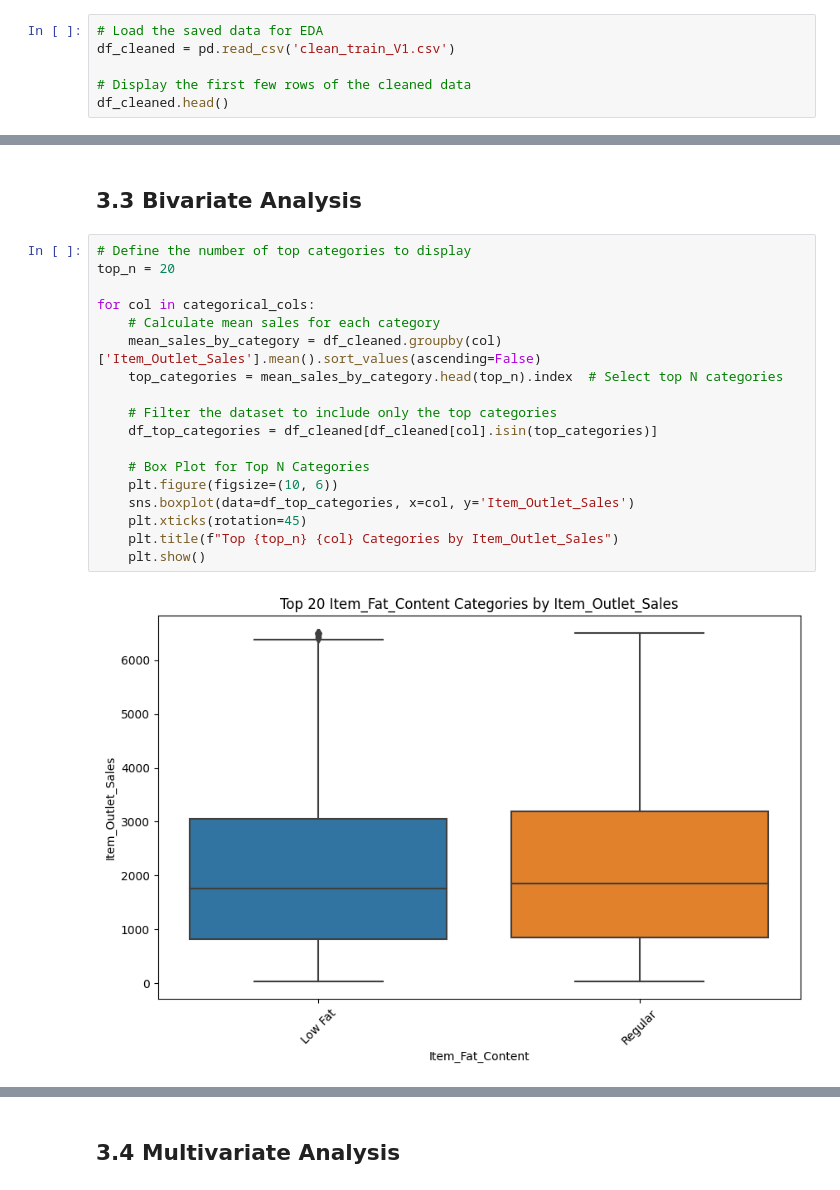
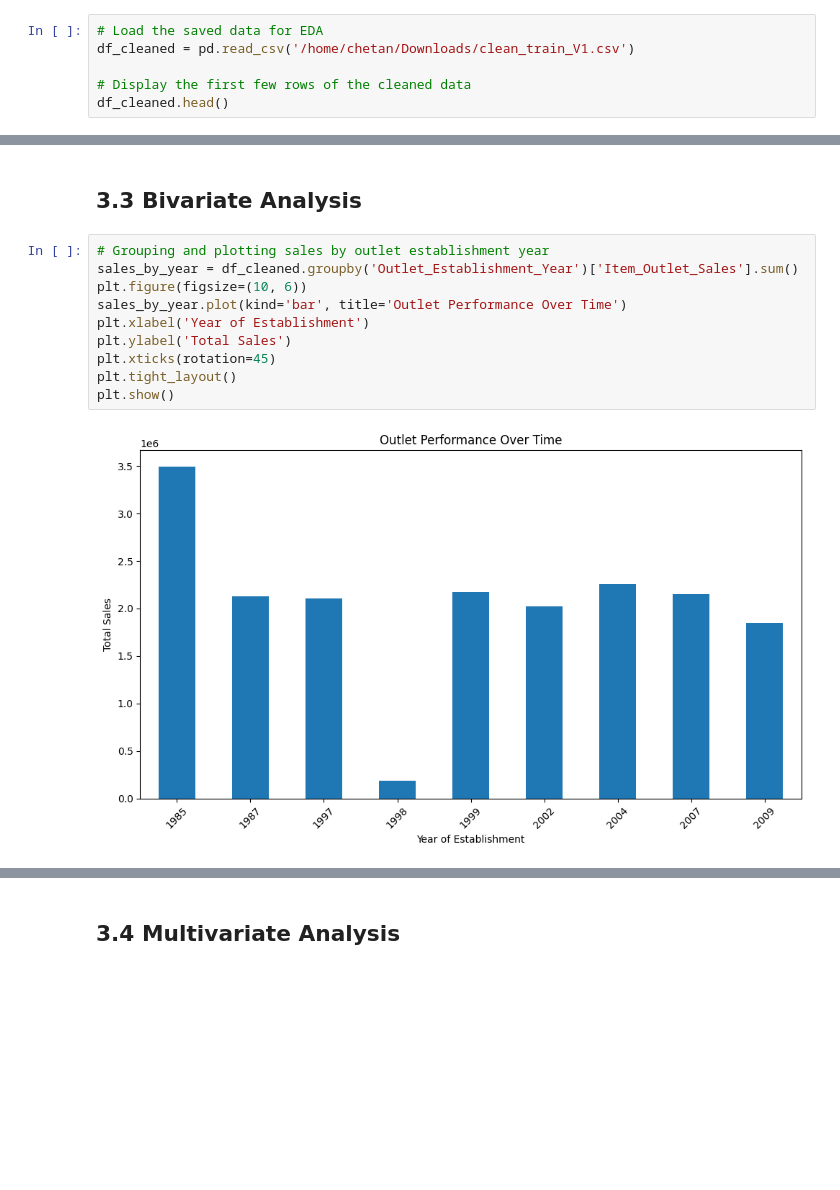
Before and after one commit to amalsalilan/GrocerGenius_AI_Based_Supermarket_Sales_Prediction_Infosys_Internship_Oct2024, a Jupyter notebook: mastertrain.ipynb, the cells around one changed output, grey strips where cells are left out. Saved outputs shown, nothing was run; the diff lists cells and outputs as text; blank space fills up the shorter version.

```diff
--- a/mastertrain.ipynb
+++ b/mastertrain.ipynb
@@ -286,7 +286,7 @@ We now explore the data to find patterns and relationships between different fea
 ## 3.1 **Loading the Saved Data for EDA**
 # %%
 # Load the saved data for EDA
-df_cleaned = pd.read_csv('clean_train_V1.csv')
+df_cleaned = pd.read_csv('/home/chetan/Downloads/clean_train_V1.csv')
 
 # Display the first few rows of the cleaned data
 df_cleaned.head()
@@ -372,22 +372,14 @@ Item_Outlet_Sales - Skewness: 0.87, Kurtosis: 0.07
 # %% [markdown]
 ## 3.3 **Bivariate Analysis**
 # %%
-# Define the number of top categories to display
-top_n = 20
-
-for col in categorical_cols:
-    # Calculate mean sales for each category
-    mean_sales_by_category = df_cleaned.groupby(col)['Item_Outlet_Sales'].mean().sort_values(ascending=False)
-    top_categories = mean_sales_by_category.head(top_n).index  # Select top N categories
-
-    # Filter the dataset to include only the top categories
-    df_top_categories = df_cleaned[df_cleaned[col].isin(top_categories)]
-
-    # Box Plot for Top N Categories
-    plt.figure(figsize=(10, 6))
-    sns.boxplot(data=df_top_categories, x=col, y='Item_Outlet_Sales')
-    plt.xticks(rotation=45)
-    plt.title(f"Top {top_n} {col} Categories by Item_Outlet_Sales")
-    plt.show()
+# Grouping and plotting sales by outlet establishment year
+sales_by_year = df_cleaned.groupby('Outlet_Establishment_Year')['Item_Outlet_Sales'].sum()
+plt.figure(figsize=(10, 6))
+sales_by_year.plot(kind='bar', title='Outlet Performance Over Time')
+plt.xlabel('Year of Establishment')
+plt.ylabel('Total Sales')
+plt.xticks(rotation=45)
+plt.tight_layout()
+plt.show()
 # %% [output]
-[figure, old version]
+[figure, new version]
```
Also changed, not shown: parts of 15 cells of this notebook.
